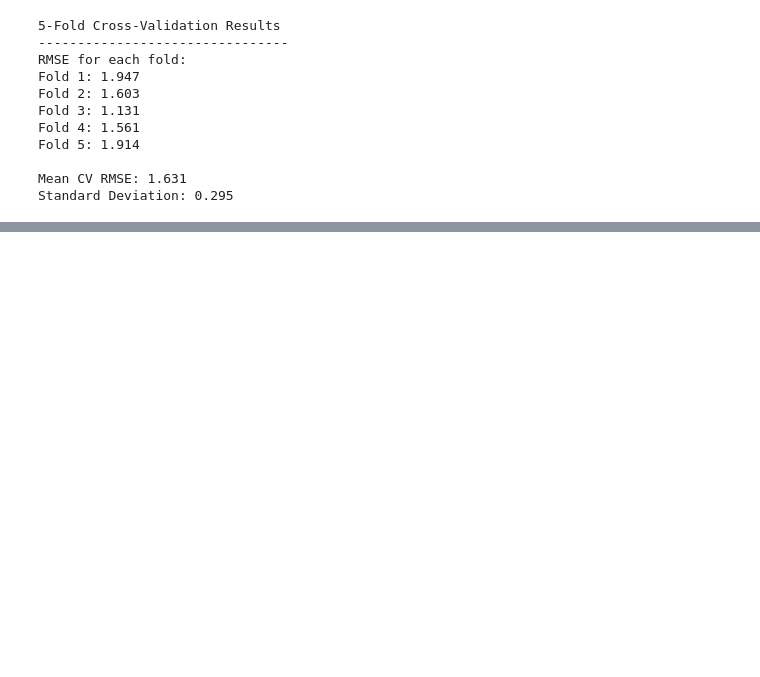
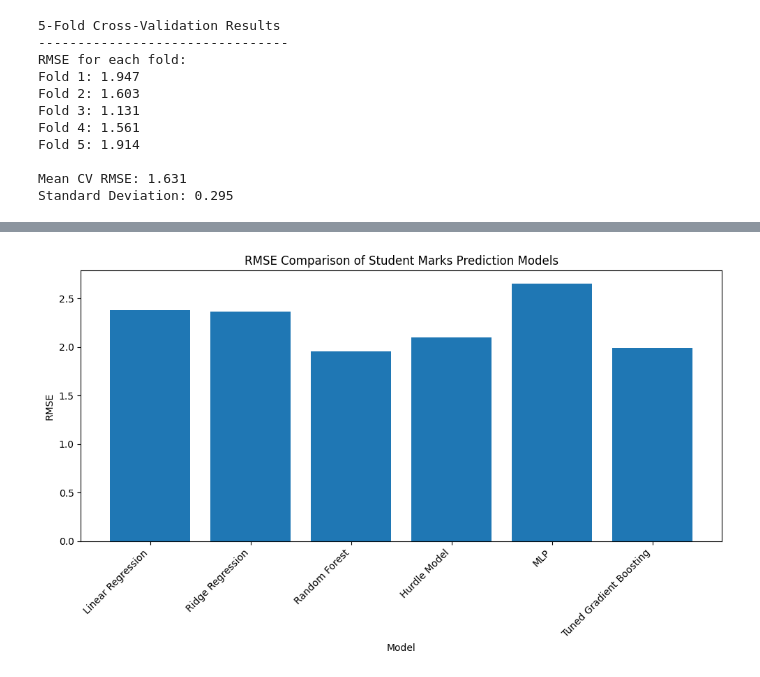
Before and after one commit to J-S-Grewal/Marks_Prediction_Model, a Jupyter notebook: codes/03_gradient_boosting_model.ipynb, the cells around one changed output, grey strips where cells are left out. Saved outputs shown, nothing was run; the diff lists cells and outputs as text; code cells hidden in the pictures; blank space fills up the shorter version.

Commit message:
Add gradient boosting model with tuning

```diff
--- a/codes/03_gradient_boosting_model.ipynb
+++ b/codes/03_gradient_boosting_model.ipynb
@@ -248,0 +271,5 @@ Standard Deviation: 0.295
+# %%
+# Perform hyperparameter tuning
+grid_search.fit(X_train, y_train)
+
+print("Hyperparameter tuning completed!")
@@ -248,0 +285,17 @@ Standard Deviation: 0.295
+# %%
+# Get the best tuned model
+best_model = grid_search.best_estimator_
+
+# Make predictions on the test set
+y_pred_tuned = best_model.predict(X_test)
+
+# Calculate metrics
+mae_tuned = mean_absolute_error(y_test, y_pred_tuned)
+rmse_tuned = np.sqrt(mean_squared_error(y_test, y_pred_tuned))
+r2_tuned = r2_score(y_test, y_pred_tuned)
+
+print("Tuned Gradient Boosting Model Performance")
+print("------------------------------------------")
+print(f"MAE  : {mae_tuned:.3f}")
+print(f"RMSE : {rmse_tuned:.3f}")
+print(f"R²   : {r2_tuned:.3f}")
@@ -248,0 +371,16 @@ Standard Deviation: 0.295
+# %%
+# Plot RMSE comparison
+
+plt.figure(figsize=(10, 6))
+
+plt.bar(comparison["Model"], comparison["RMSE"])
+
+plt.ylabel("RMSE")
+plt.xlabel("Model")
+plt.title("RMSE Comparison of Student Marks Prediction Models")
+plt.xticks(rotation=45, ha="right")
+
+plt.tight_layout()
+plt.show()
+# %% [output]
+[figure, added]
```
Also changed, not shown: parts of 9 cells of this notebook.
